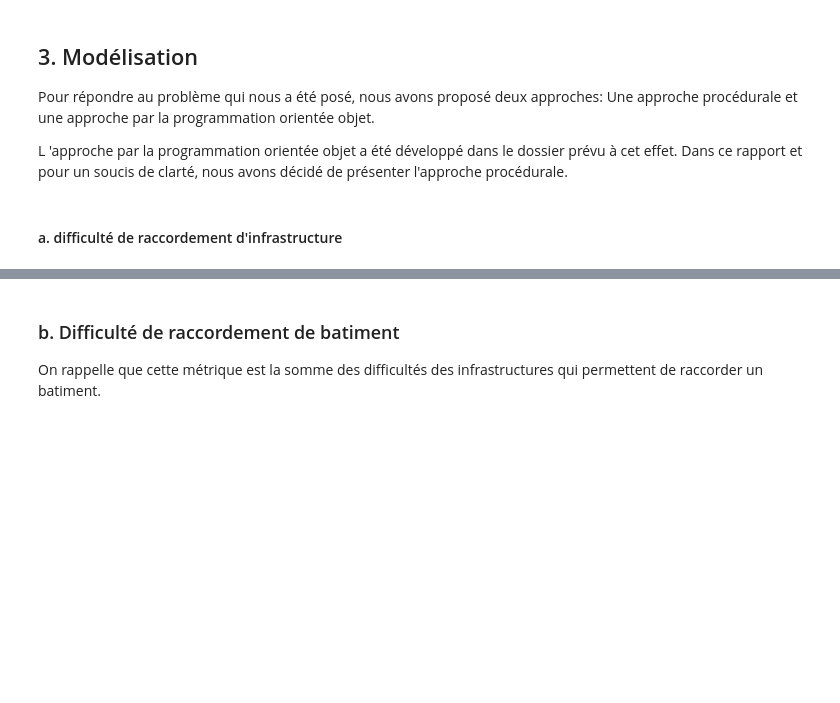
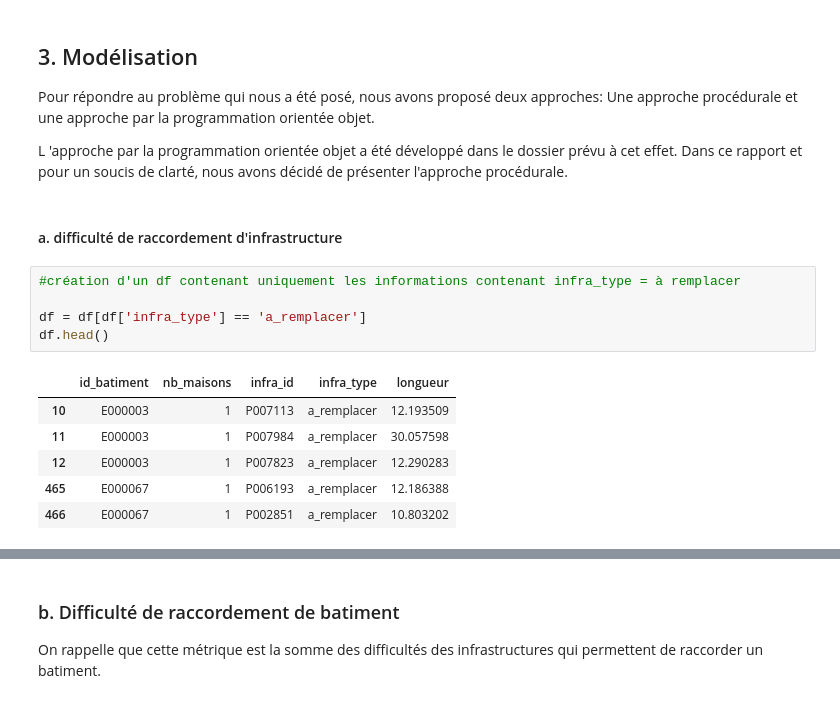
Before and after one commit to YannCedL/projet_L_M_N, a Jupyter notebook: Rapport.ipynb, the cells around one changed output, grey strips where cells are left out. Saved outputs shown, nothing was run; the diff lists cells and outputs as text; blank space fills up the shorter version.

```diff
--- a/Rapport.ipynb
+++ b/Rapport.ipynb
@@ -118,6 +123,18 @@ L 'approche par la programmation orientée objet a été développé dans le dos
 Dans ce rapport et pour un soucis de clarté, nous avons décidé de présenter l'approche procédurale.
 # %% [markdown]
 #### a. difficulté de raccordement d'infrastructure
+# %%
+#création d'un df contenant uniquement les informations contenant infra_type = à remplacer
+
+df = df[df['infra_type'] == 'a_remplacer']
+df.head()
+# %% [output]
+|  | id_batiment | nb_maisons | infra_id | infra_type | longueur |
+| 10 | E000003 | 1 | P007113 | a_remplacer | 12.193509 |
+| 11 | E000003 | 1 | P007984 | a_remplacer | 30.057598 |
+| 12 | E000003 | 1 | P007823 | a_remplacer | 12.290283 |
+| 465 | E000067 | 1 | P006193 | a_remplacer | 12.186388 |
+| 466 | E000067 | 1 | P002851 | a_remplacer | 10.803202 |
 # %%
 # on regroupe par rapport à infra_id
 infras = df.groupby('infra_id')
```
Also changed, not shown: parts of 4 cells of this notebook.
